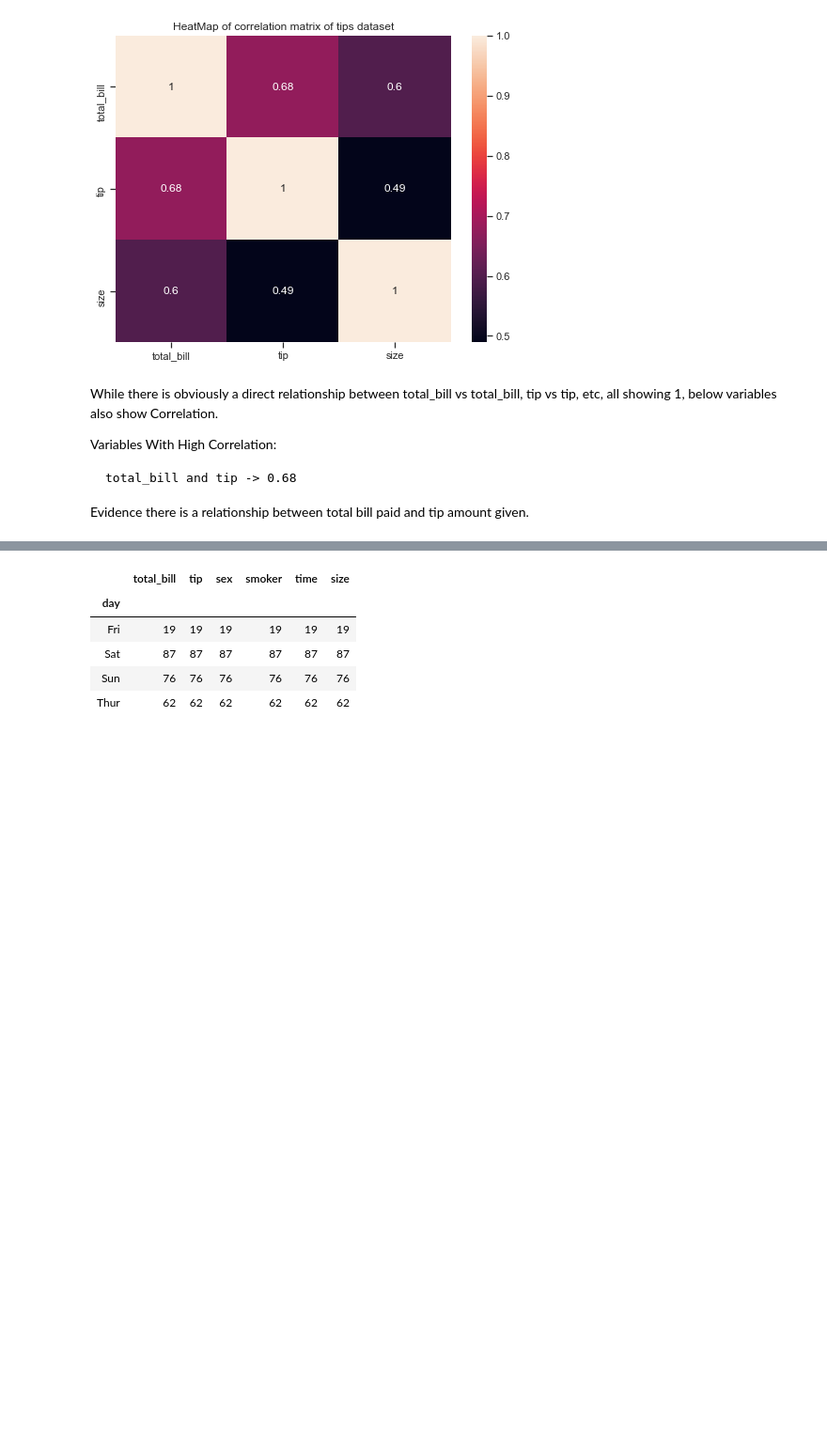
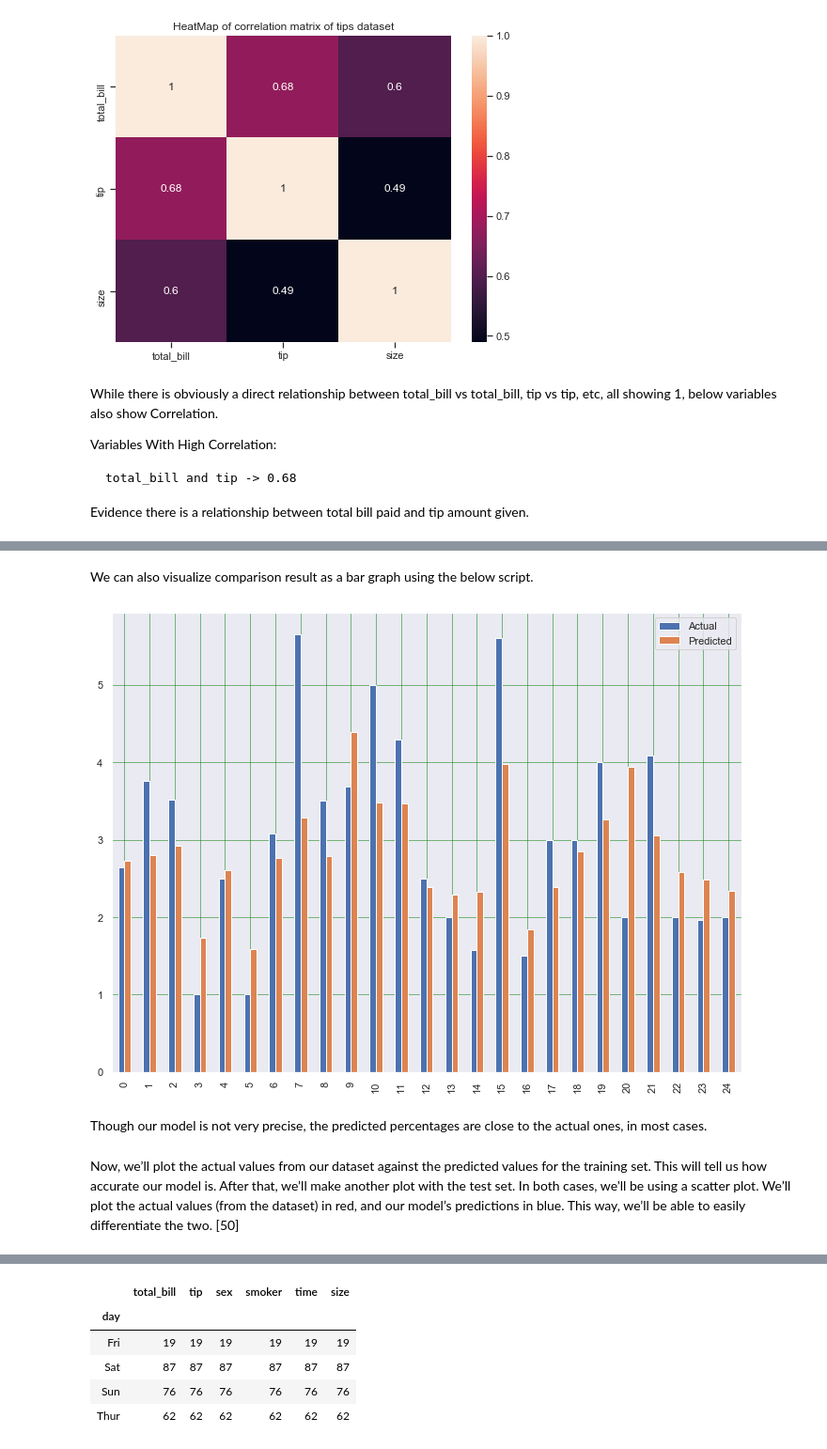
Before and after one commit to HenkT28/Fundamentals_Of_Data_Analysis_Assessment, a Jupyter notebook: Tips_Dataset.ipynb, the cells around one changed output, grey strips where cells are left out. Shown at 94% size. Cells and saved outputs as stored; diff of their text form; code cells hidden in the pictures; blank space fills up the shorter version.

```diff
--- a/Tips_Dataset.ipynb
+++ b/Tips_Dataset.ipynb
@@ -492,0 +542,2 @@ The above plot seem to show a linear relationship between the two variables, tot
+# %%
+X_train, X_test, y_train, y_test = train_test_split(X, y, test_size=0.2, random_state=0)
@@ -492,0 +546,5 @@ The above plot seem to show a linear relationship between the two variables, tot
+# %%
+regressor = LinearRegression()
+
+# training the algorithm
+regressor.fit(X_train, y_train)
@@ -492,0 +569,2 @@ The above plot seem to show a linear relationship between the two variables, tot
+# %%
+y_pred = regressor.predict(X_test)
@@ -492,0 +573,3 @@ The above plot seem to show a linear relationship between the two variables, tot
+# %%
+df_bill_tips = pd.DataFrame({'Actual': y_test.flatten(), 'Predicted': y_pred.flatten()})
+df_bill_tips
@@ -492,0 +594,15 @@ The above plot seem to show a linear relationship between the two variables, tot
+# %% [markdown]
+We can also visualize comparison result as a bar graph using the below script.
+# %%
+# Plot first 25  actual and pridected values
+df1_graph = df_bill_tips.head(25)
+df1_graph.plot(kind='bar',figsize=(12,9))
+plt.grid(which='major', linestyle='-', linewidth='0.5', color='green')
+plt.grid(which='minor', linestyle=':', linewidth='0.5', color='black')
+plt.show()
+# %% [output]
+[figure, added]
+# %% [markdown]
+Though our model is not very precise, the predicted percentages are close to the actual ones, in most cases.
+# %% [markdown]
+Now, we’ll plot the actual values from our dataset against the predicted values for the training set. This will tell us how accurate our model is. After that, we’ll make another plot with the test set. In both cases, we’ll be using a scatter plot. We’ll plot the actual values (from the dataset) in red, and our model’s predictions in blue. This way, we’ll be able to easily differentiate the two. [50]
```
Also changed, not shown: parts of 38 cells of this notebook.
